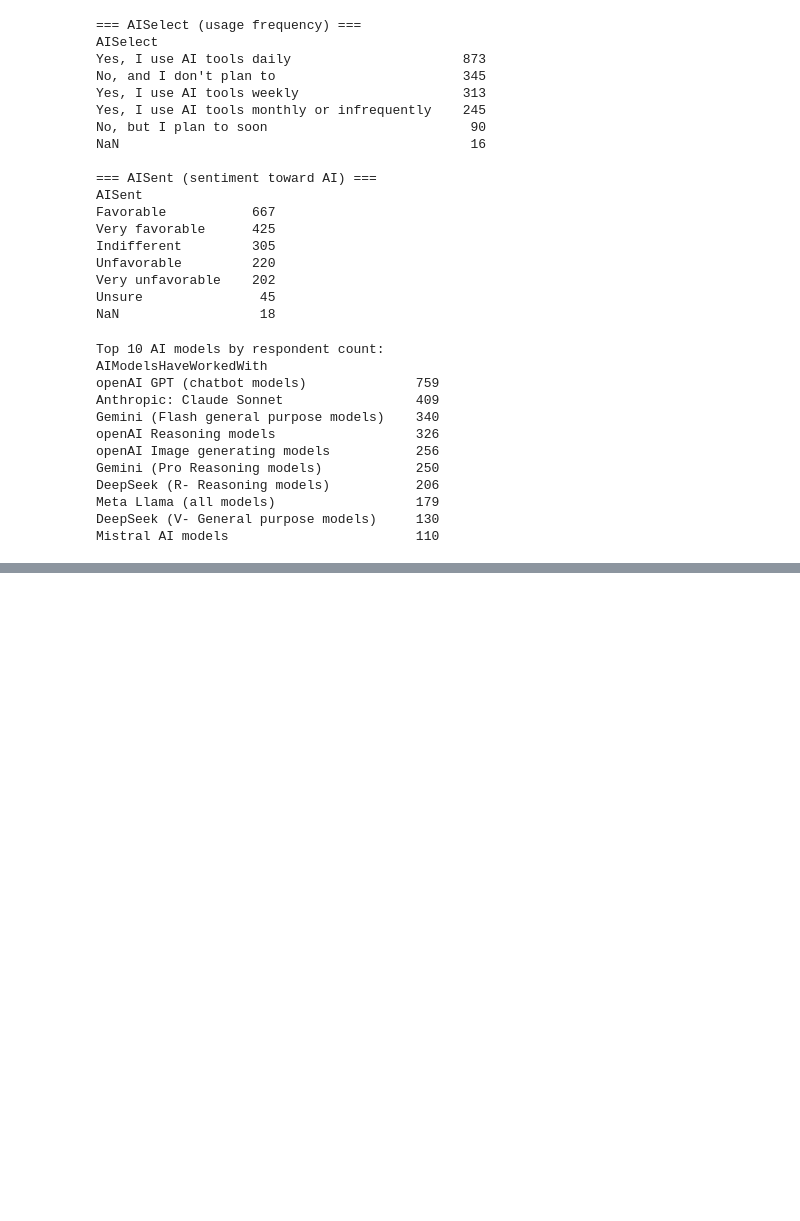
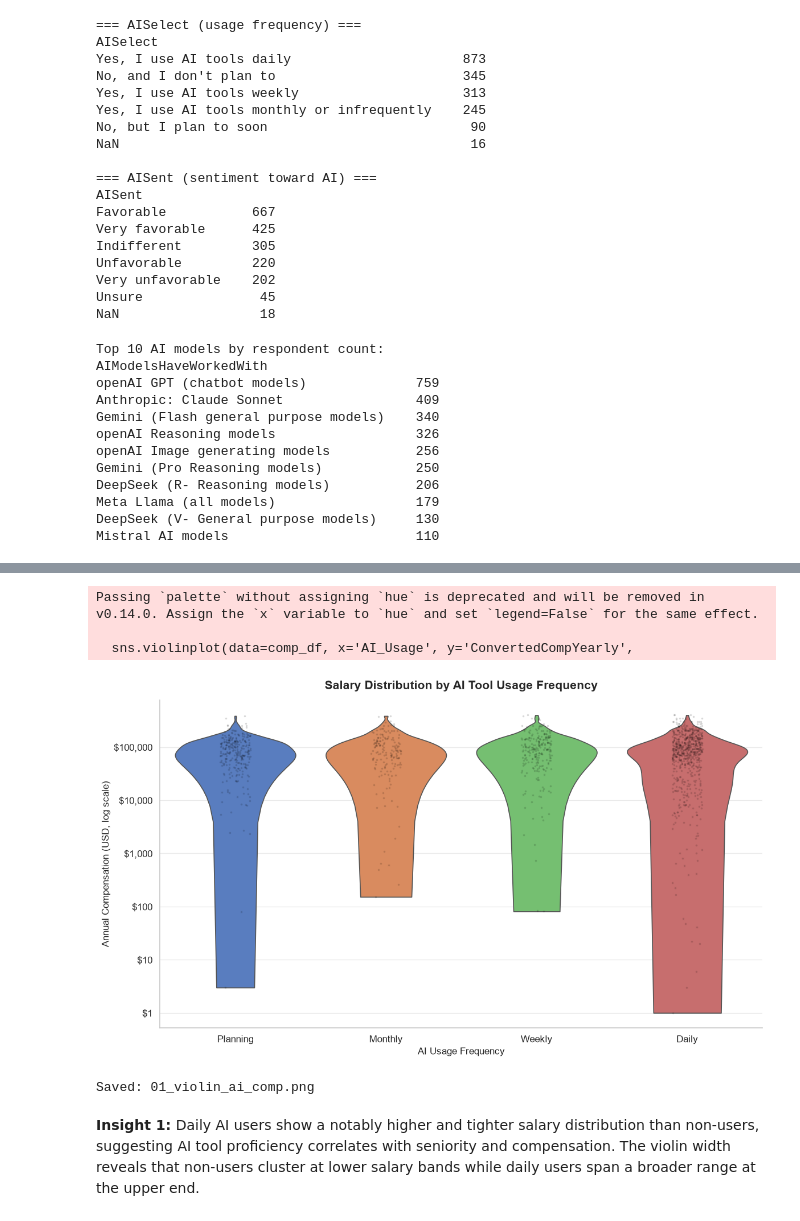
Before and after one commit to DanielAdif/eda-stackoverflow-survey-2025, a Jupyter notebook: notebooks/eda.ipynb, the cells around one changed output, grey strips where cells are left out. Cells and saved outputs as stored; diff of their text form; code cells hidden in the pictures; blank space fills up the shorter version.

Commit message:
feat: add Chart 1 violin+strip plot (AI usage vs salary)

```diff
--- a/notebooks/eda.ipynb
+++ b/notebooks/eda.ipynb
@@ -149,0 +154,20 @@ Mistral AI models                        110
+# %%
+# Data prep
+comp_df = df[['AISelect', 'ConvertedCompYearly']].dropna().copy()
+p99 = comp_df['ConvertedCompYearly'].quantile(0.99)
+comp_df = comp_df[comp_df['ConvertedCompYearly'] <= p99].copy()
+
+def shorten_ai_label(val):
+    v = str(val).lower()
+    if 'daily' in v or 'almost daily' in v: return 'Daily'
+    if 'week'  in v:                         return 'Weekly'
+    if 'month' in v or 'infrequent' in v:    return 'Monthly'
+    if 'plan'  in v:                         return 'Planning'
+    return 'Never'
+
+comp_df['AI_Usage'] = comp_df['AISelect'].map(shorten_ai_label)
+order = [o for o in ['Never', 'Planning', 'Monthly', 'Weekly', 'Daily']
+         if o in comp_df['AI_Usage'].unique()]
+
+print(comp_df['AI_Usage'].value_counts())
+print(f"Rows after cap: {len(comp_df):,}  |  99th-pct cap: ${p99:,.0f}")
@@ -149,0 +182,31 @@ Mistral AI models                        110
+# %%
+fig, ax = plt.subplots(figsize=(12, 7))
+palette = sns.color_palette('muted', n_colors=len(order))
+
+sns.violinplot(data=comp_df, x='AI_Usage', y='ConvertedCompYearly',
+               order=order, palette=palette, inner=None, cut=0,
+               linewidth=1.2, ax=ax)
+sns.stripplot(data=comp_df, x='AI_Usage', y='ConvertedCompYearly',
+              order=order, color='black', alpha=0.15, size=2.5,
+              jitter=True, ax=ax)
+
+ax.set_yscale('log')
+ax.yaxis.set_major_formatter(mticker.FuncFormatter(lambda x, _: f'${x:,.0f}'))
+ax.set_title('Salary Distribution by AI Tool Usage Frequency',
+             fontsize=15, pad=14, fontweight='bold')
+ax.set_xlabel('AI Usage Frequency', fontsize=12)
+ax.set_ylabel('Annual Compensation (USD, log scale)', fontsize=12)
+ax.grid(axis='y', alpha=0.4)
+sns.despine()
+plt.tight_layout()
+fig.savefig(IMG / '01_violin_ai_comp.png', dpi=150, bbox_inches='tight')
+plt.show()
+print("Saved: 01_violin_ai_comp.png")
+# %% [output]
+Passing `palette` without assigning `hue` is deprecated and will be removed in v0.14.0. Assign the `x` variable to `hue` and set `legend=False` for the same effect.
+
+  sns.violinplot(data=comp_df, x='AI_Usage', y='ConvertedCompYearly',
+[figure, added]
+Saved: 01_violin_ai_comp.png
+# %% [markdown]
+**Insight 1:** Daily AI users show a notably higher and tighter salary distribution than non-users, suggesting AI tool proficiency correlates with seniority and compensation. The violin width reveals that non-users cluster at lower salary bands while daily users span a broader range at the upper end.
```
Also changed, not shown: parts of 2 cells of this notebook, 1 other file.
